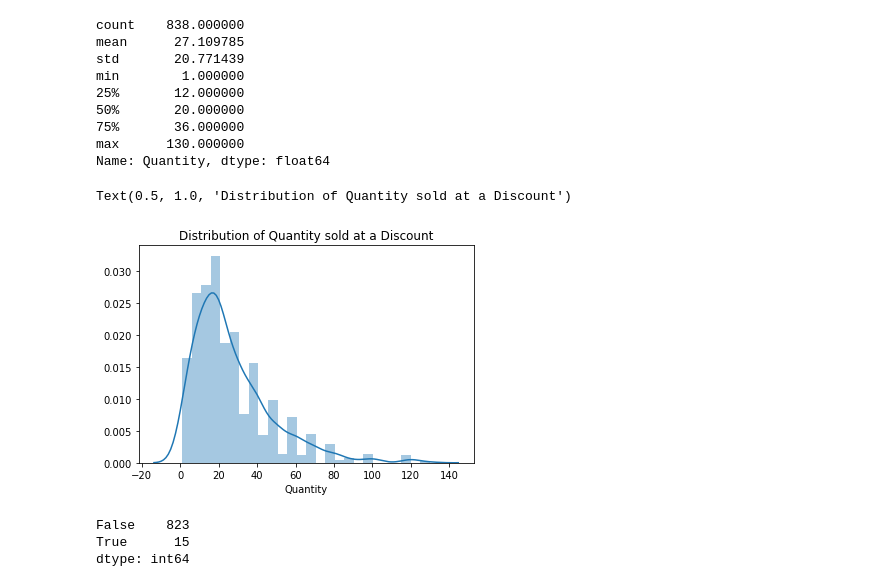
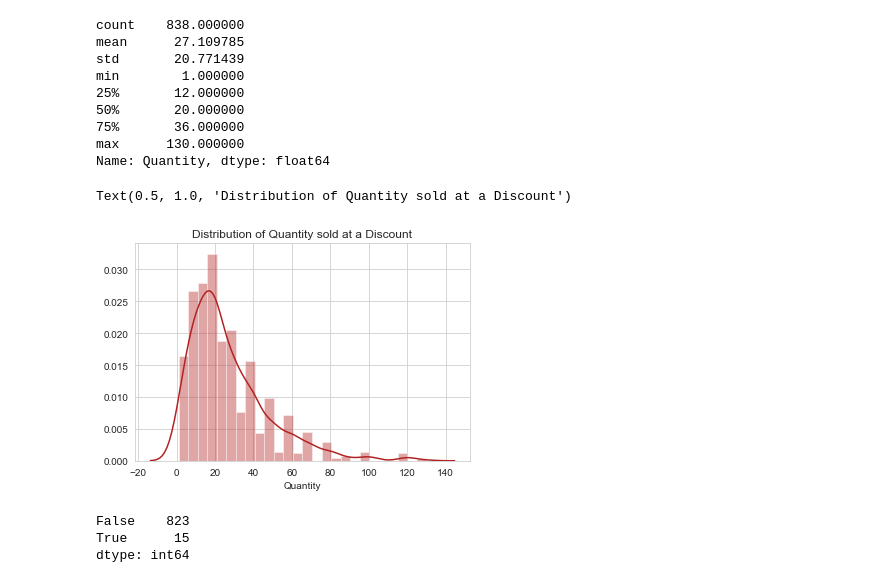
Before and after one commit to MichaelBurak/hypothesis_testing, a Jupyter notebook: student.ipynb, the cells around one changed output. Cells and saved outputs as stored; diff of their text form; code cells hidden in the pictures.

```diff
--- a/student.ipynb
+++ b/student.ipynb
@@ -35,5 +37,8 @@ Loaded Packages and Handles
 # %%
 from functions import Cohen_d, find_outliers_IQR,find_outliers_Z
+# %%
+# Setting plot style
+sns.set_style("whitegrid")
 # %%
 def normal_test(x):
     k2, p = scipy.stats.normaltest(x)
@@ -206,14 +231,15 @@ min        1.000000
 max      130.000000
 Name: Quantity, dtype: float64
 # %%
-sns.distplot(df_dis['Quantity'])
+sns.distplot(df_dis['Quantity'], color="firebrick")
 
 ax = plt.gca()
 
+ax.set_alpha(0.75)
 ax.set_title('Distribution of Quantity sold at a Discount')
 # %% [output]
 Text(0.5, 1.0, 'Distribution of Quantity sold at a Discount')
-[figure, old version]
+[figure, new version]
 # %%
 idx_outs = find_outliers_Z(df_dis['Quantity'])
 idx_outs.value_counts()
```
Also changed, not shown: parts of 169 cells of this notebook, 5 other files.
